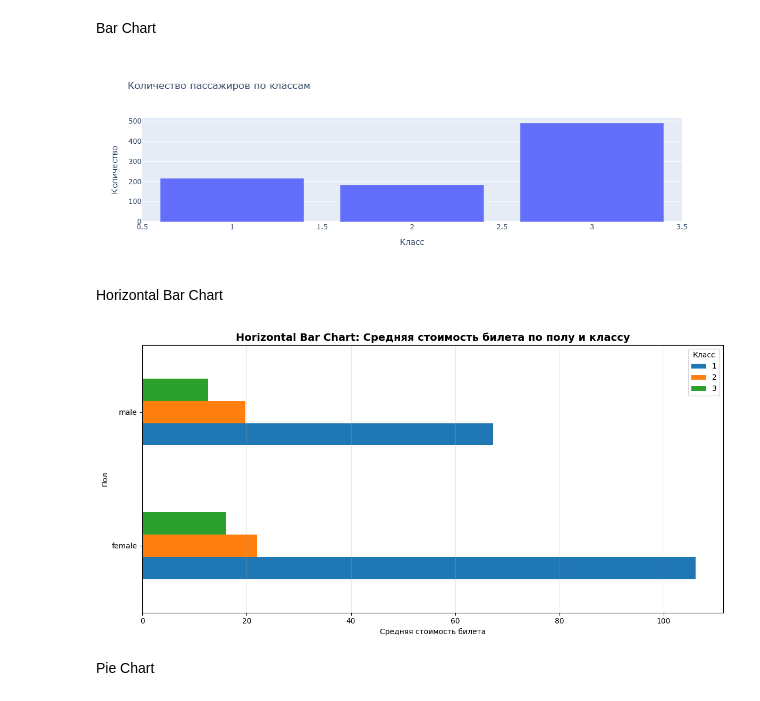
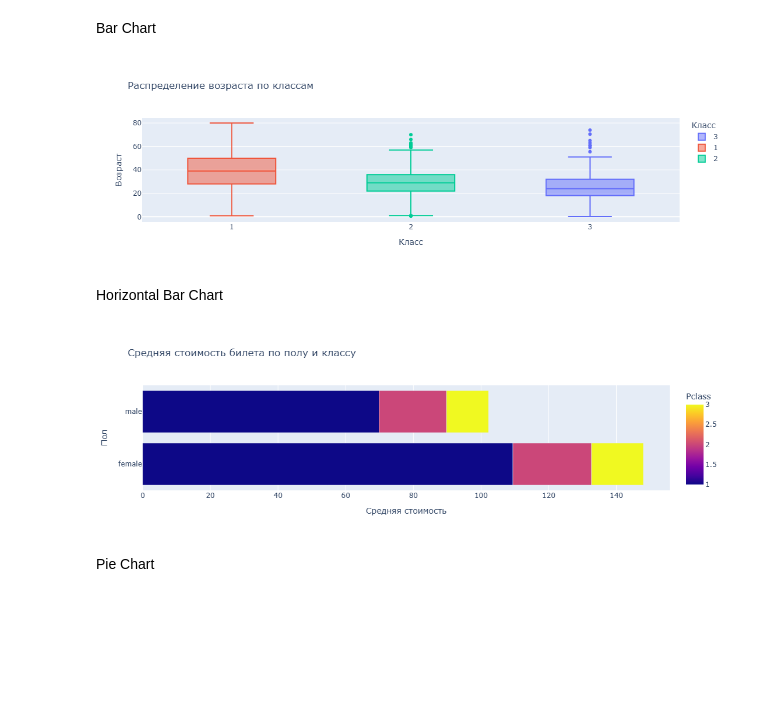
Before and after one commit to Danil-Stenyashin/spbu-python-course, a Jupyter notebook: project/task7/jupyter.ipynb, the cells around one changed output. Cells and saved outputs as stored; diff of their text form; code cells hidden in the pictures; blank space fills up the shorter version.

```diff
--- a/project/task7/jupyter.ipynb
+++ b/project/task7/jupyter.ipynb
@@ -35,18 +35,10 @@ import plotly.express as px
 # %%
 train_df = pd.read_csv('train.csv')
 test_df = pd.read_csv('test.csv')
+test_labels_df = pd.read_csv('gender_submission.csv')
 # %%
-np.random.seed(42)
-test_indices = np.random.choice(train_df.index, size=200, replace=False)
-test_df = train_df.loc[test_indices].copy()
-train_df = train_df.drop(test_indices)
-train_df['PassengerId'] = range(1, len(train_df) + 1)
-test_df['PassengerId'] = range(len(train_df) + 1, len(train_df) + len(test_df) + 1)
+test_full = test_df.merge(test_labels_df, on='PassengerId', how='left')  # we combine them to assign the Survived values to test.csv
+combined_df = pd.concat([train_df, test_full], ignore_index=True)
-# %%
-combined_df = pd.concat([train_df, test_df], ignore_index=True)
-combined_df['Survived'] = combined_df['Survived'].fillna(-1).astype('int').astype('category')
-combined_df['Pclass'] = combined_df['Pclass'].astype('category')
-combined_df['Sex'] = combined_df['Sex'].astype('category')
 # %% [markdown]
 ## Анализ данных
 # %%
@@ -186,29 +183,24 @@ plt.show()
 # %% [markdown]
 Bar Chart
 # %%
-class_counts = combined_df['Pclass'].value_counts().reset_index()
-fig4 = px.bar(class_counts, x='Pclass', y='count',
-             title='Количество пассажиров по классам',
-             labels={'Pclass': 'Класс', 'count': 'Количество'})
-fig4.show()
+fig7 = px.box(combined_df, x='Pclass', y='Age', color='Pclass',
+             title='Распределение возраста по классам',
+             labels={'Pclass': 'Класс', 'Age': 'Возраст'})
+fig7.show()
 # %% [output]
-[figure, old version]
+[figure, new version]
 # %% [markdown]
 Horizontal Bar Chart
 # %%
-fare_by_sex_class = combined_df.groupby(['Sex', 'Pclass'], observed=False)['Fare'].mean().unstack()
-
-plt.figure(figsize=(12, 6))
-fare_by_sex_class.plot(kind='barh', ax=plt.gca())
-plt.title('Horizontal Bar Chart: Средняя стоимость билета по полу и классу', fontsize=14, fontweight='bold')
-plt.xlabel('Средняя стоимость билета')
-plt.ylabel('Пол')
-plt.legend(title='Класс')
-plt.grid(axis='x', alpha=0.3)
-plt.tight_layout()
-plt.show()
+fare_by_sex_class = combined_df.groupby(['Sex', 'Pclass'])['Fare'].mean().reset_index()
+fig5 = px.bar(fare_by_sex_class, y='Sex', x='Fare', color='Pclass',
+             title='Средняя стоимость билета по полу и классу',
+             orientation='h',
+             barmode='group',
+             labels={'Fare': 'Средняя стоимость', 'Sex': 'Пол'})
+fig5.show()
 # %% [output]
-[figure, old version]
+[figure, new version]
 # %% [markdown]
 Pie Chart
 # %%
```
Also changed, not shown: parts of 17 cells of this notebook, 3 other files.
